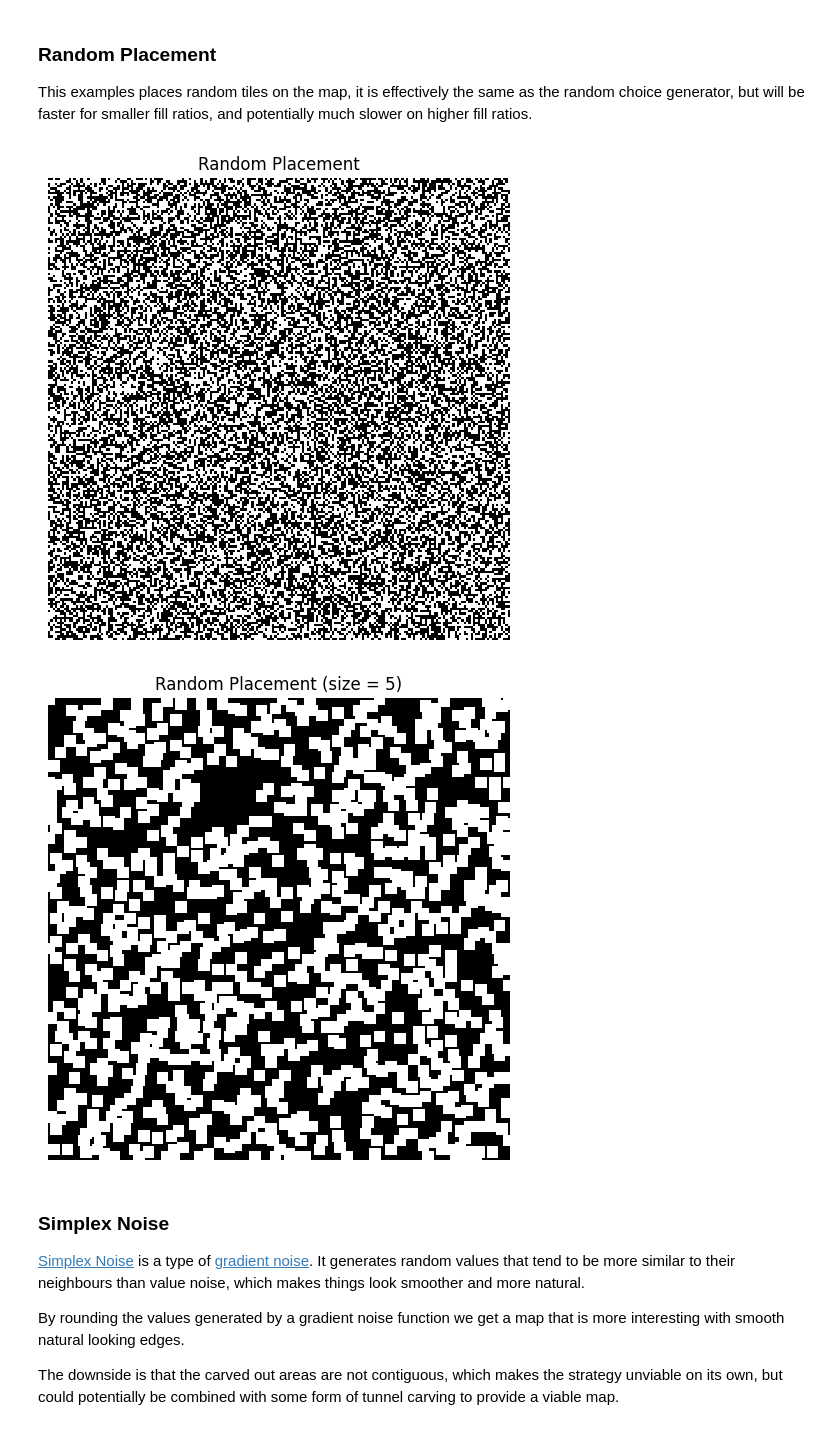
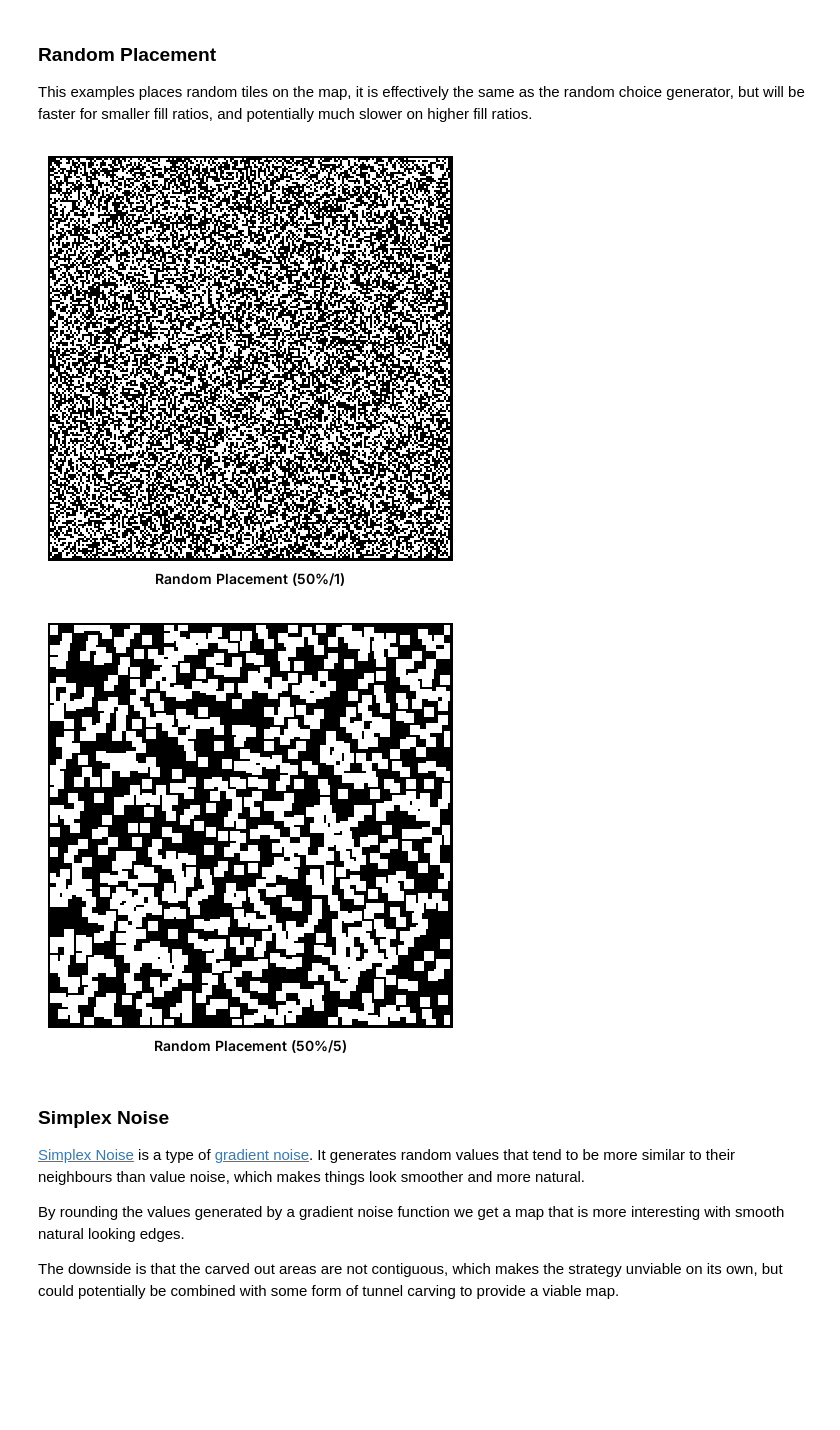
Before and after one commit to artisanofcode/gamedev-algorithms, a Jupyter notebook: procedual-generation.ipynb, the cells around one changed output. Cells and saved outputs as stored; diff of their text form; code cells hidden in the pictures; blank space fills up the shorter version.

Commit message:
feat: improved rendering using pillow

```diff
--- a/procedual-generation.ipynb
+++ b/procedual-generation.ipynb
@@ -80,6 +74,7 @@ class Context:
     width: int
     height: int
     rng: random.Random
+    frames: list[Map] = dataclasses.field(default_factory=list)
 
     def draw(self, x: int, y: int, brush: Brush) -> int:
         ox = x - brush.size // 2
@@ -139,9 +134,11 @@ class Context:
 
         return x, y
 
-    def neighbours_for(self, x: int, y: int, value: int) -> int:
+    def neighbours_for(self, x: int, y: int, value: int, default: int | None = None) -> int:
+        default = default if default is not None else value
+
         return sum(
-            self.value_for(x + dx, y + dy, value) == value
+            self.value_for(x + dx, y + dy, default) == value
             for dx in range(-1, 2)
             for dy in range(-1, 2)
         )
@@ -408,27 +494,27 @@ slower on higher fill ratios.
 # %%
 
 def generate_random_placement(ratio: float = 0.5, brush: Brush = Brush()) -> Generator:
 
     def generator(context: Context) -> None:
         total = context.size()
         count = context.count_of(brush.value)
 
         while count / total < ratio:
             x, y = context.random_point()
 
             if context.data[y][x] == WALL:
                 count += context.draw(x, y, brush)
 
     return generator
 
 
-render(generate_random_placement(ratio=0.5), title="Random Placement")
+render(generate_random_placement(ratio=0.5), title="Random Placement (50%/1)")
 
 render(generate_random_placement(ratio=0.5, brush=Brush(size=5)),
-       title="Random Placement (size = 5)")
+       title="Random Placement (50%/5)")
 # %% [output]
-[figure, old version]
+[figure, new version]
-[figure, old version]
+[figure, new version]
 # %% [markdown]
 ### Simplex Noise
 
```
Also changed, not shown: parts of 22 cells of this notebook, 4 other files.
